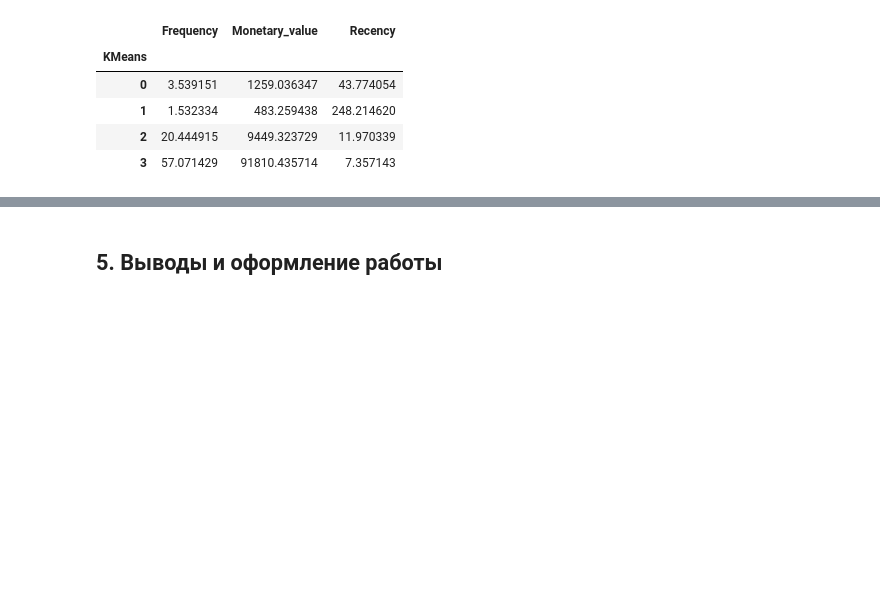
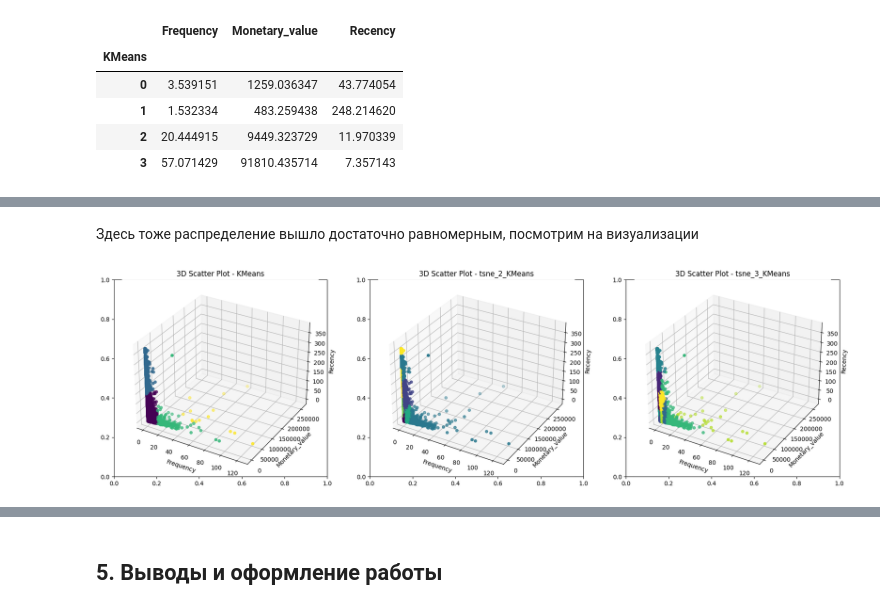
Before and after one commit to TelichkoLyudmila/SF-DS-1, a Jupyter notebook: project_6/PROJECT-6._Сегментация_клиентов_онлайн-магазина.ipynb, the cells around one changed output, grey strips where cells are left out. Drawn from its saved outputs; the diff is of its cells as text; code cells hidden in the pictures; blank space fills up the shorter version.

Commit message:
project 6 update

```diff
--- a/project_6/PROJECT-6._Сегментация_клиентов_онлайн-магазина.ipynb
+++ b/project_6/PROJECT-6._Сегментация_клиентов_онлайн-магазина.ipynb
@@ -908,0 +1013,4 @@ plot_cluster_profile(grouped_data, 4)
+# %%
+kmeans = KMeans(n_clusters=6, random_state=42)
+clients_df_2['tsne_2_KMeans'] = kmeans.fit_predict(X_tsne_2)
+clients_df_2['tsne_2_KMeans'].value_counts()
@@ -908,0 +1028,16 @@ plot_cluster_profile(grouped_data, 4)
+# %%
+# создаём объект класса TSNE на 3 компоненты
+tsne_3 = TSNE(n_components=3, perplexity=30, n_iter=500, random_state=42)
+# обучаем модель на данных X и применяем к матрице X уменьшение размерности
+X_tsne_3 = tsne_3.fit_transform(X)
+# %%
+silhouette_res = []
+
+for cluster_num in range(3, 11):
+    k_means =  KMeans(n_clusters=cluster_num, init='k-means++', n_init=10, random_state=42)
+    k_means.fit(X_tsne_3)
+# подсчитаем метрику силуэта, передав данные и то, к каким кластерам относятся объекты
+    silhouette = silhouette_score(X_tsne_3, k_means.predict(X_tsne_3))
+    silhouette_res.append((cluster_num, silhouette, len(set(k_means.labels_))) )
+df_k_means = pd.DataFrame(silhouette_res, columns=['cluster_num', 'silhouette', 'number_of_clusters'])
+df_k_means.sort_values(by = 'silhouette')
@@ -908,0 +1054,4 @@ plot_cluster_profile(grouped_data, 4)
+# %%
+kmeans = KMeans(n_clusters=10, random_state=42)
+clients_df_2['tsne_3_KMeans'] = kmeans.fit_predict(X_tsne_3)
+clients_df_2['tsne_3_KMeans'].value_counts()
@@ -908,0 +1071,20 @@ plot_cluster_profile(grouped_data, 4)
+# %% [markdown]
+Здесь тоже распределение вышло достаточно равномерным, посмотрим на визуализации
+# %%
+cluster_columns = ['KMeans', 'tsne_2_KMeans', 'tsne_3_KMeans']
+
+fig, axes = plt.subplots(1, 3, figsize=(22, 6))
+
+for i, cluster_column in enumerate(cluster_columns):
+    ax = axes[i]
+    ax = fig.add_subplot(1, 3, i + 1, projection='3d')
+
+    ax.scatter(clients_df_2['Frequency'], clients_df_2['Monetary_value'], clients_df_2['Recency'], c=clients_df_2[cluster_column])
+    ax.set_xlabel('Frequency')
+    ax.set_ylabel('Monetary_value')
+    ax.set_zlabel('Recency')
+    ax.set_title(f'3D Scatter Plot - {cluster_column}')
+
+plt.show()
+# %% [output]
+[figure, added]
```
Also changed, not shown: parts of 28 cells of this notebook, 1 other file.
